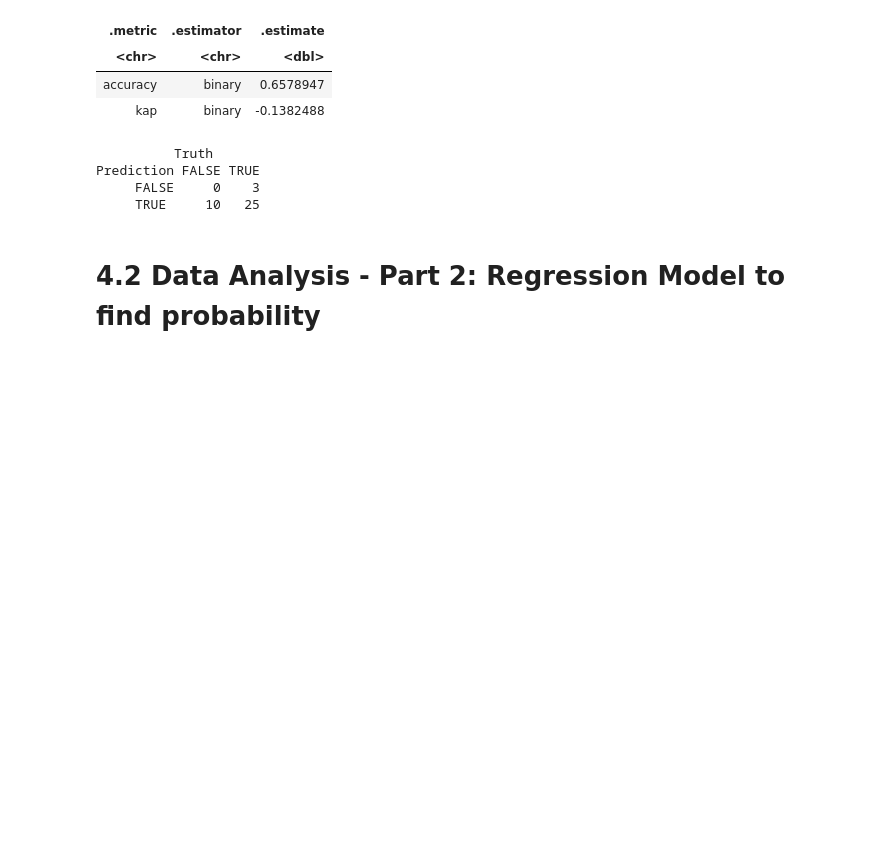
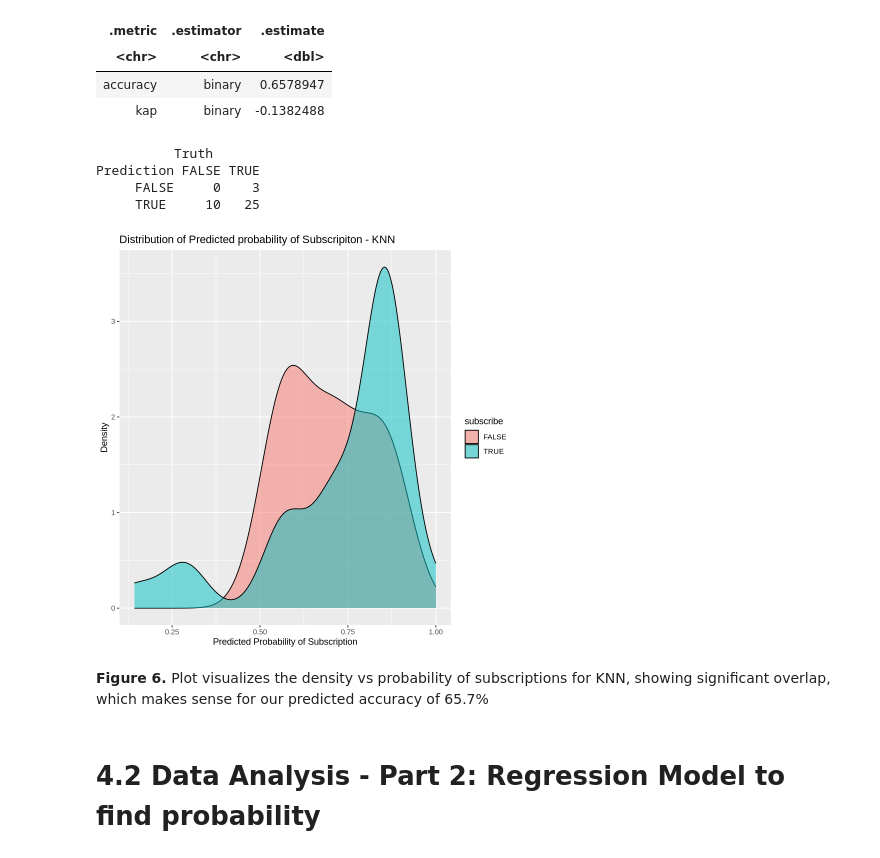
Before and after one commit to evanvoorbergen/DSCI100-group2project, a Jupyter notebook: group_2.ipynb, the cells around one changed output. Cells and saved outputs as stored; diff of their text form; code cells hidden in the pictures; blank space fills up the shorter version.

```diff
--- a/group_2.ipynb
+++ b/group_2.ipynb
@@ -411,6 +465,20 @@ A tibble: 2 × 3
 Prediction FALSE TRUE
      FALSE     0    3
      TRUE     10   25
+# %%
+# Predict probabilities for KNN
+newspaper_predictions <- predict(newspaper_AH_fit, player_testing, type = "prob") |>
+    bind_cols(player_testing)
+
+ppd_dist_KNN<-ggplot(newspaper_predictions, aes(x = .pred_TRUE, fill = subscribe)) +
+    geom_density(alpha = 0.5) +
+    ggtitle("Distribution of Predicted probability of Subscripiton - KNN")+
+    labs(x = "Predicted Probability of Subscription", y = "Density")
+ppd_dist_KNN
+# %% [output]
+[figure, added]
+# %% [markdown]
+**Figure 6.** Plot visualizes the density vs probability of subscriptions for KNN, showing significant overlap, which makes sense for our predicted accuracy of 65.7%
 # %% [markdown]
 # 4.2 Data Analysis - Part 2: Regression Model to find probability
 # %%
```
Also changed, not shown: parts of 6 cells of this notebook.
